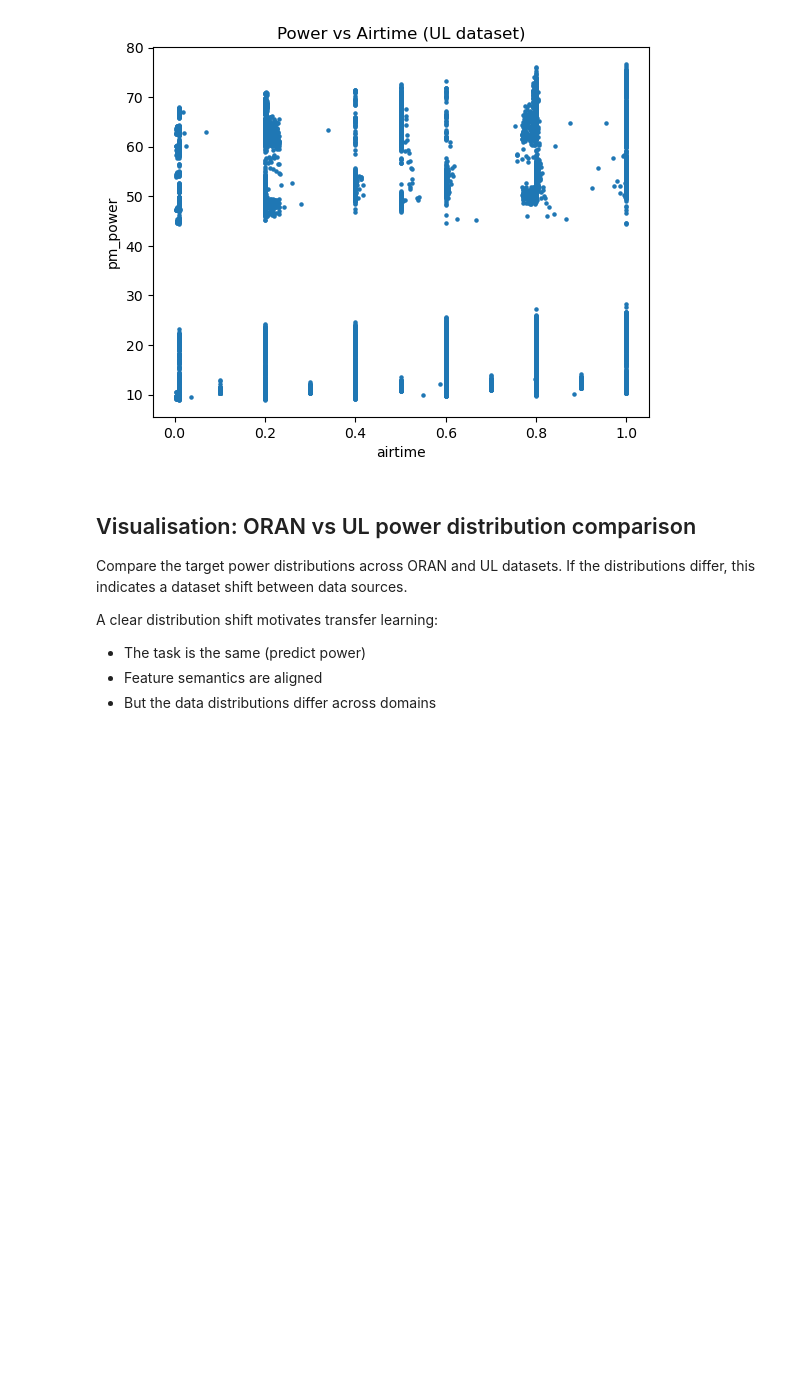
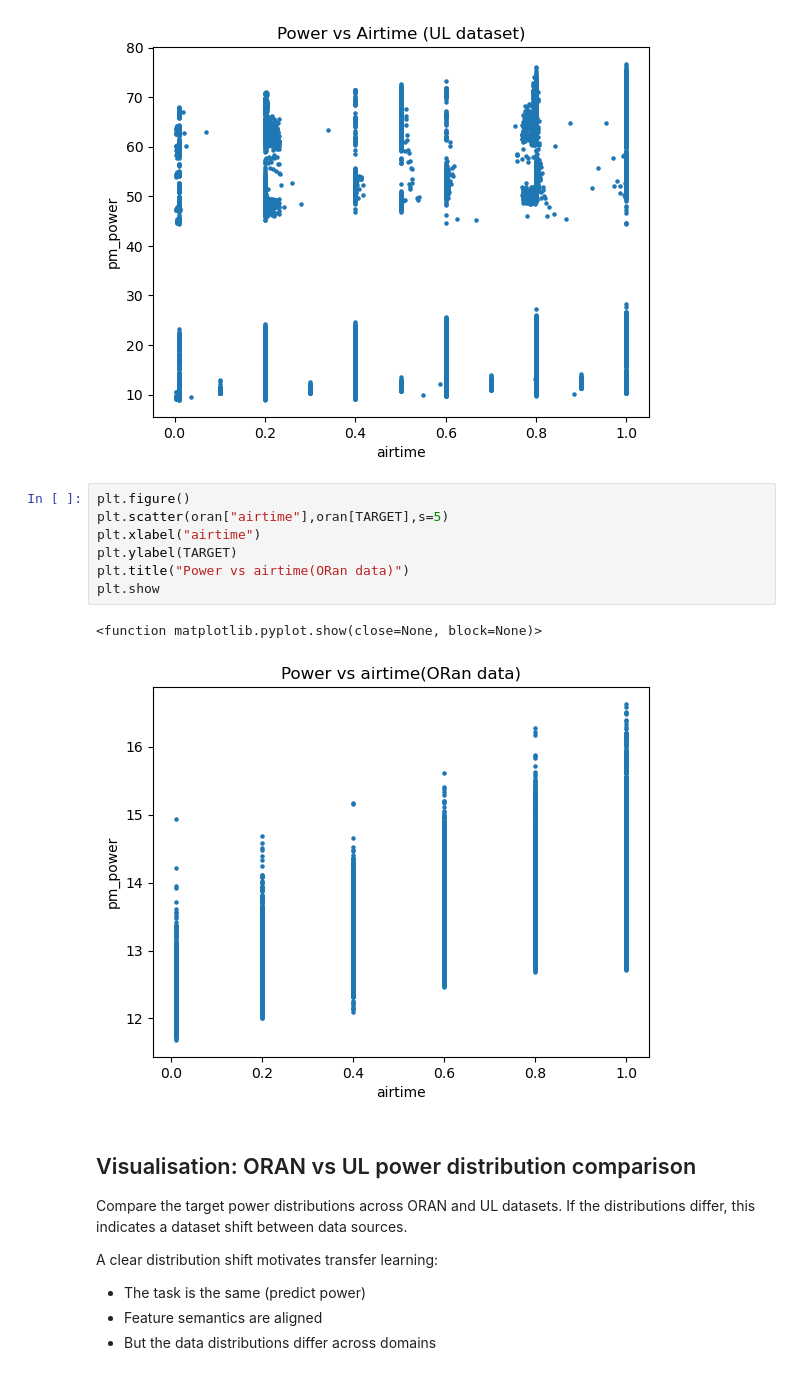
Before and after one commit to samiwu717/BAI_project, a Jupyter notebook: dataprocessing.ipynb, the cells around one changed output. Drawn from its saved outputs; the diff is of its cells as text; blank space fills up the shorter version.

Commit message:
add oran dataset figure:power vs airtime

```diff
--- a/dataprocessing.ipynb
+++ b/dataprocessing.ipynb
@@ -215,6 +215,16 @@ plt.title("Power vs Airtime (UL dataset)")
 plt.show()
 # %% [output]
 [figure]
+# %%
+plt.figure()
+plt.scatter(oran["airtime"],oran[TARGET],s=5)
+plt.xlabel("airtime")
+plt.ylabel(TARGET)
+plt.title("Power vs airtime(ORan data)")
+plt.show
+# %% [output]
+<function matplotlib.pyplot.show(close=None, block=None)>
+[figure, added]
 # %% [markdown]
 ## Visualisation: ORAN vs UL power distribution comparison
 
```
Also changed, not shown: parts of 2 cells of this notebook.
